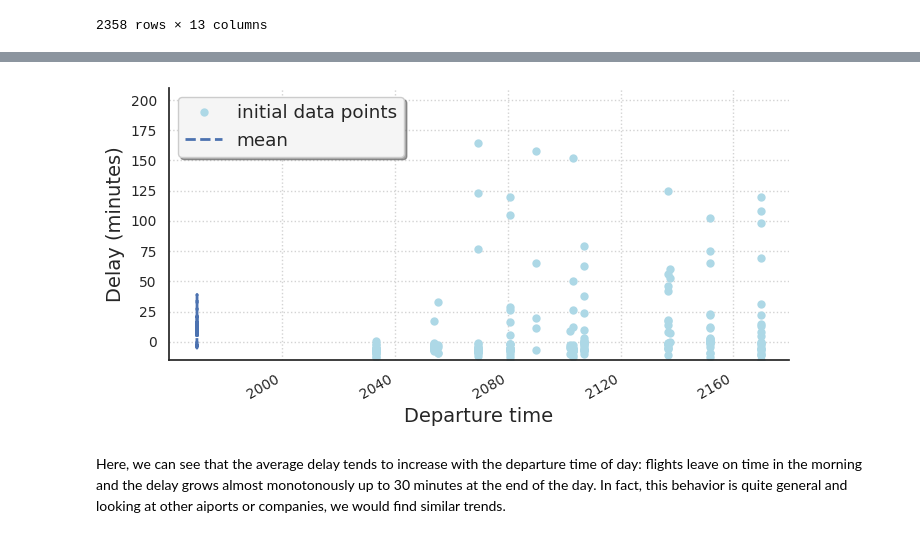
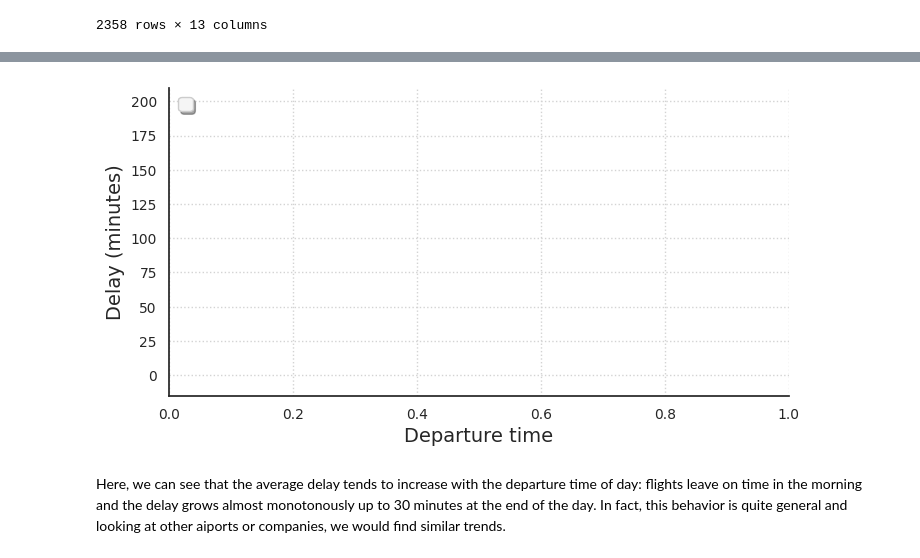
Before and after one commit to arvind-maurya/IIML_Group_Project, a Jupyter notebook: Predicting_flight_delays.ipynb, the cells around one changed output, grey strips where cells are left out. Drawn from its saved outputs; the diff is of its cells as text; code cells hidden in the pictures.

```diff
--- a/Predicting_flight_delays.ipynb
+++ b/Predicting_flight_delays.ipynb
@@ -1210,9 +1198,9 @@ df2
 # %%
 fig1 = Figure_style(8, 4, 1, 1)
 fig1.pos_update(0, 0)
-fig1.cust_plot_date(df2['heure_depart'], df2['DEPARTURE_DELAY'], markeredge=False, label='initial data points')
-fig1.cust_plot(test2.index, test2['mean'], linestyle='--', linewidth=2, label='mean')
-fig1.cust_plot(test2.index, test2['fit'], color='r', linestyle='-', linewidth=3, label='fit')
+# fig1.cust_plot_date(df2['heure_depart'], df2['DEPARTURE_DELAY'], markeredge=False, label='initial data points')
+# fig1.cust_plot(test2.index, test2['mean'], linestyle='--', linewidth=2, label='mean')
+# fig1.cust_plot(test2.index, test2['fit'], color='r', linestyle='-', linewidth=3, label='fit')
 fig1.style() ; fig1.draw_legend('upper left')
 fig1.set_ylabel('Delay (minutes)', fontsize = 14)
 fig1.set_xlabel('Departure time', fontsize = 14)
@@ -1222,4 +1211,4 @@ plt.show()
-[figure, old version]
+[figure, new version]
 # %% [markdown]
 Here, we can see that the average delay tends to increase with the departure time of day: flights leave on time in the morning and the delay grows almost monotonously up to 30 minutes at the end of the day. In fact, this behavior is quite general and looking at other aiports or companies, we would find similar trends.
 # %% [markdown]
```
Also changed, not shown: parts of 87 cells of this notebook.
